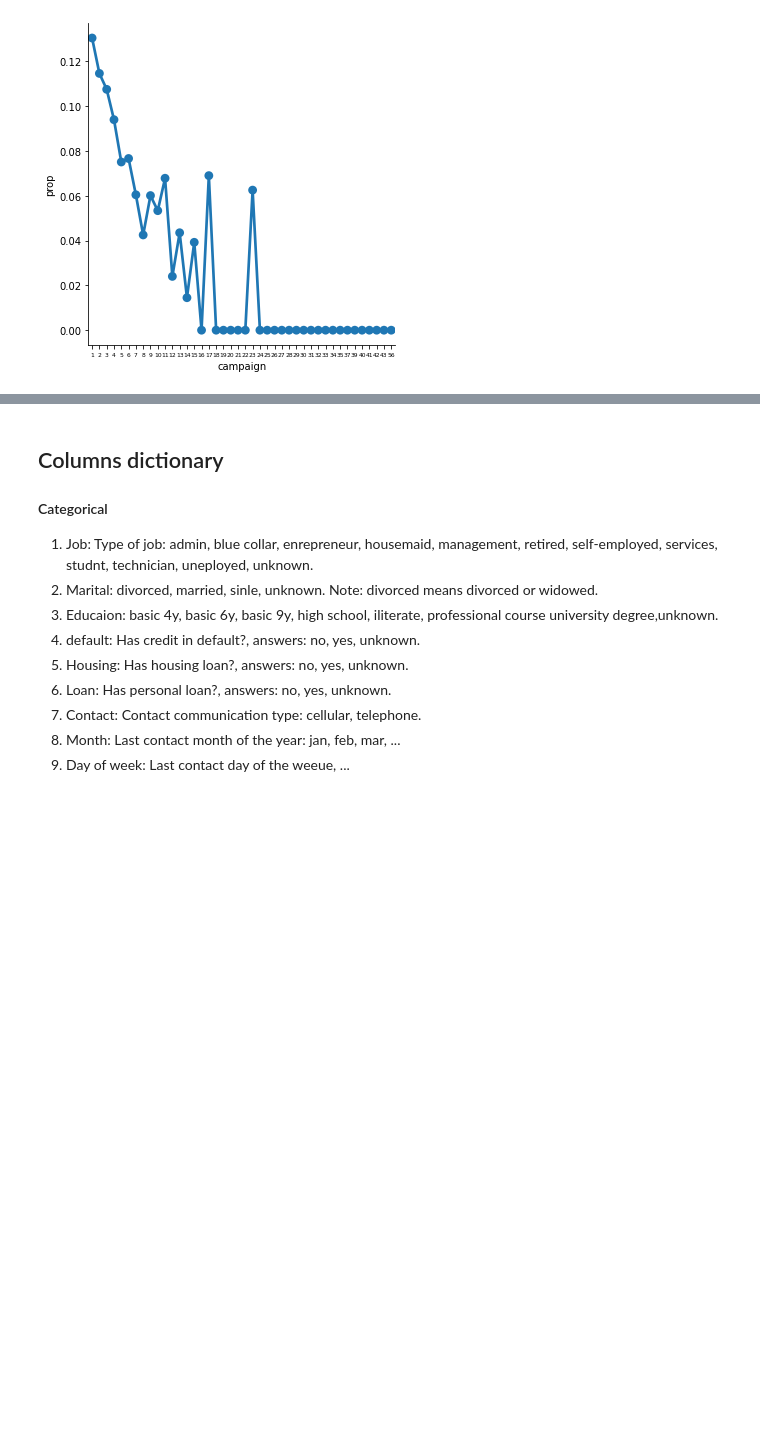
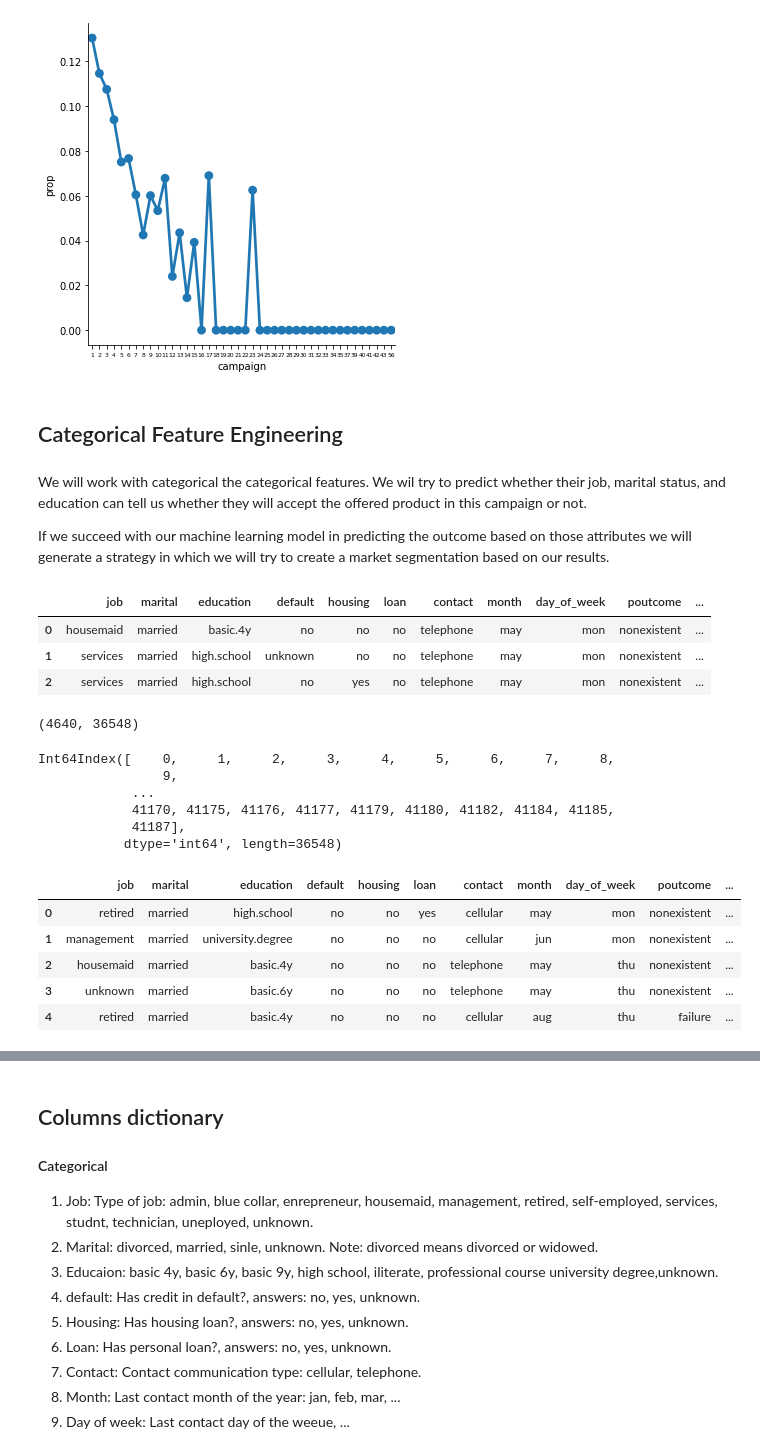
Before and after one commit to Ggovea/DataScienceWrangle, a Jupyter notebook: DATA_WRANGLE_BANK.ipynb, the cells around one changed output, grey strips where cells are left out. Saved outputs shown, nothing was run; the diff lists cells and outputs as text; code cells hidden in the pictures; blank space fills up the shorter version.

```diff
--- a/DATA_WRANGLE_BANK.ipynb
+++ b/DATA_WRANGLE_BANK.ipynb
@@ -454,3 +445,48 @@ plt.xticks(size = 6)
 plt.show()
 # %% [output]
 [figure]
+# %% [markdown]
+## Categorical Feature Engineering
+# %% [markdown]
+We will work with categorical the categorical features. We wil try to predict whether their job, marital status, and education can tell us whether they will accept the offered product in this campaign or not.
+
+If we succeed with our machine learning model in predicting the outcome based on those attributes we will generate a strategy in which we will try to create a market segmentation based on our results.
+# %%
+cats.head(3)
+# %% [output]
+|  | job | marital | education | default | housing | loan | contact | month | day_of_week | poutcome | ... |
+| 0 | housemaid | married | basic.4y | no | no | no | telephone | may | mon | nonexistent | ... |
+| 1 | services | married | high.school | unknown | no | no | telephone | may | mon | nonexistent | ... |
+| 2 | services | married | high.school | no | yes | no | telephone | may | mon | nonexistent | ... |
+# %%
+# Data is imbalanced, check for y == 1 and y == 0
+len(cats[cats.y == 1]) , len(cats[cats.y == 0])
+# %% [output]
+(4640, 36548)
+# %%
+cats[cats.y == 0].index
+# %% [output]
+Int64Index([    0,     1,     2,     3,     4,     5,     6,     7,     8,
+                9,
+            ...
+            41170, 41175, 41176, 41177, 41179, 41180, 41182, 41184, 41185,
+            41187],
+           dtype='int64', length=36548)
+# %%
+# Choose random sample without replacement of the zeros in the y column
+np.random.seed(22)
+zeros = cats.iloc[np.random.choice(cats[cats.y == 0].index, replace = False, size = len(cats[cats.y == 1]) ),:]
+
+# Create cats balanced table
+# QUESTION: DOES INDEX ORDER MATTER TO A LOGREG MODEL????
+catsb = pd.concat([cats[cats.y == 1], zeros]).reset_index()
+catsb = catsb.iloc[np.random.permutation(catsb.index),:].reset_index()
+catsb = catsb.drop(['level_0','index'], axis = 1)
+catsb.head()
+# %% [output]
+|  | job | marital | education | default | housing | loan | contact | month | day_of_week | poutcome | ... |
+| 0 | retired | married | high.school | no | no | yes | cellular | may | mon | nonexistent | ... |
+| 1 | management | married | university.degree | no | no | no | cellular | jun | mon | nonexistent | ... |
+| 2 | housemaid | married | basic.4y | no | no | no | telephone | may | thu | nonexistent | ... |
+| 3 | unknown | married | basic.6y | no | no | no | telephone | may | thu | nonexistent | ... |
+| 4 | retired | married | basic.4y | no | no | no | cellular | aug | thu | failure | ... |
```
Also changed, not shown: parts of 56 cells of this notebook.
